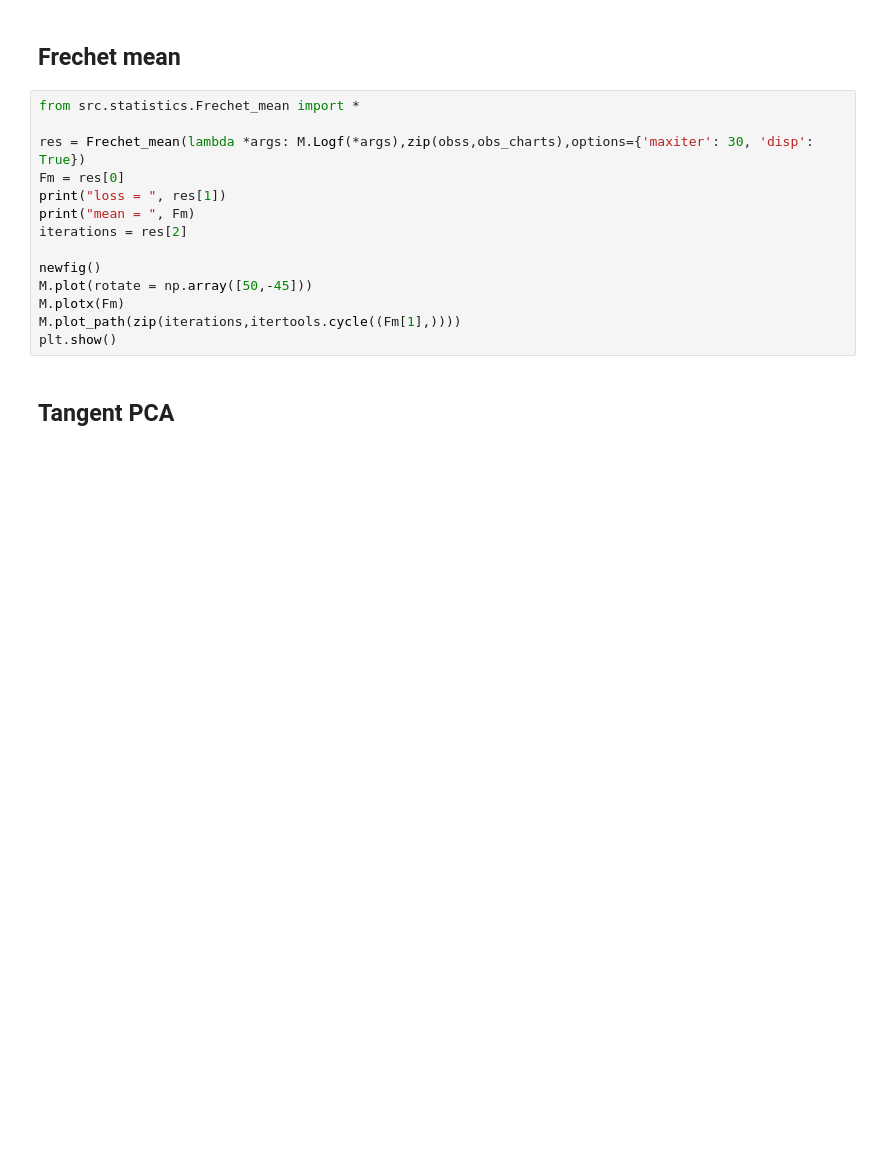
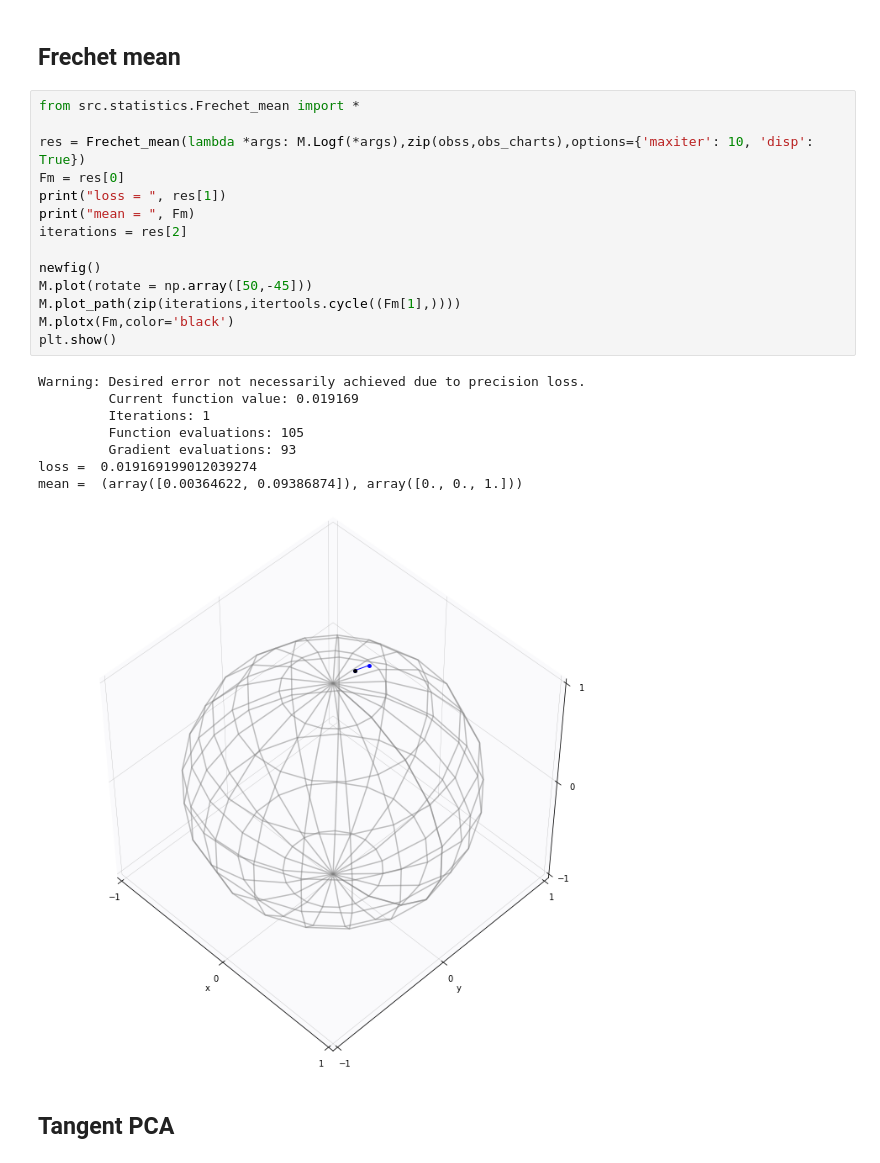
Before and after one commit to mathias-hojgaard/theanogeometry, a Jupyter notebook: S2_statistics.ipynb, the cells around one changed output. Cells and saved outputs as stored; diff of their text form; blank space fills up the shorter version.

```diff
--- a/S2_statistics.ipynb
+++ b/S2_statistics.ipynb
@@ -91,17 +91,26 @@ plt.show()
 # %%
 from src.statistics.Frechet_mean import *
 
-res = Frechet_mean(lambda *args: M.Logf(*args),zip(obss,obs_charts),options={'maxiter': 30, 'disp': True})
+res = Frechet_mean(lambda *args: M.Logf(*args),zip(obss,obs_charts),options={'maxiter': 10, 'disp': True})
 Fm = res[0]
 print("loss = ", res[1])
 print("mean = ", Fm)
 iterations = res[2]
 
 newfig()
 M.plot(rotate = np.array([50,-45]))
-M.plotx(Fm)
 M.plot_path(zip(iterations,itertools.cycle((Fm[1],))))
+M.plotx(Fm,color='black')
 plt.show()
+# %% [output]
+Warning: Desired error not necessarily achieved due to precision loss.
+         Current function value: 0.019169
+         Iterations: 1
+         Function evaluations: 105
+         Gradient evaluations: 93
+loss =  0.019169199012039274
+mean =  (array([0.00364622, 0.09386874]), array([0., 0., 1.]))
+[figure, added]
 # %% [markdown]
 ## Tangent PCA
 # %%
```
Also changed, not shown: parts of 7 cells of this notebook, 5 other files.
